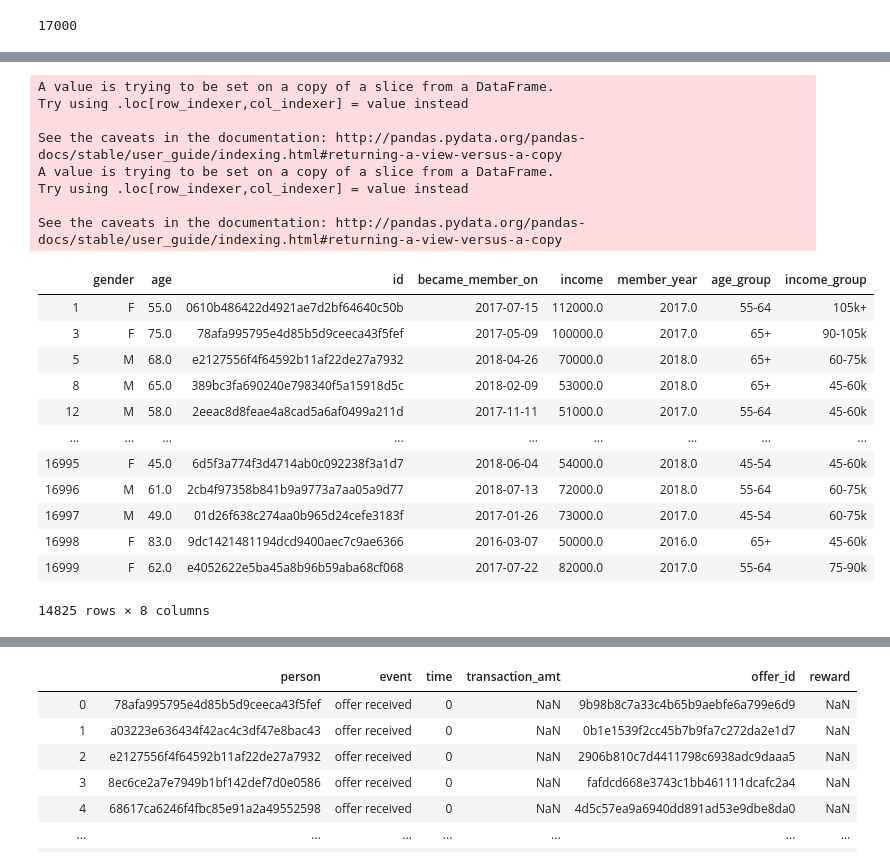
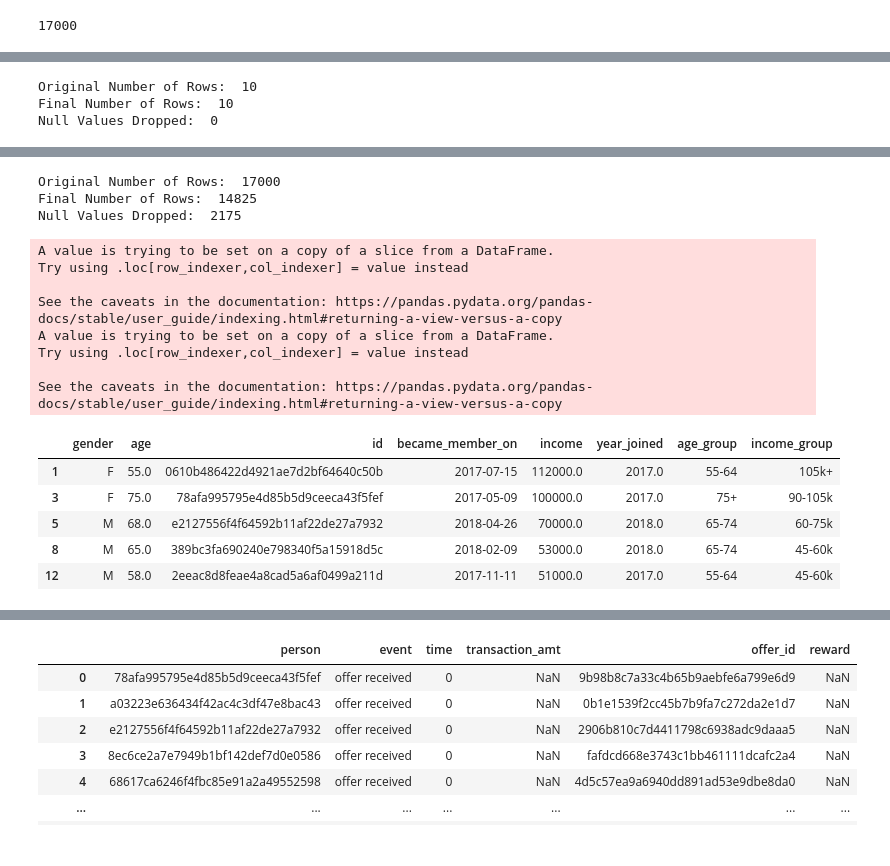
Before and after one commit to jnish23/Starbucks-Capstone, a Jupyter notebook: Starbucks_Capstone_notebook.ipynb, the cells around one changed output, grey strips where cells are left out. Saved outputs shown, nothing was run; the diff lists cells and outputs as text; code cells hidden in the pictures.

```diff
--- a/Starbucks_Capstone_notebook.ipynb
+++ b/Starbucks_Capstone_notebook.ipynb
@@ -415,14 +440,15 @@ def clean_portfolio(df=portfolio):
     df['social'] = df['channels'].apply(lambda x: 1 if 'social' in x else 0)
     df['web'] = df['channels'].apply(lambda x: 1 if 'web' in x else 0)
 
+
     # Drop unneeded columns
     df.drop(columns=['channels'], inplace=True, errors='ignore')
 
+
     # Turn offer_type into a dummy variable
-    df = pd.get_dummies(df, columns=['offer_type'])
+    df = pd.get_dummies(df, columns=['offer_type'], prefix='', prefix_sep='')
 
     # Rename dummy columns
-    df.rename(columns={'offer_type_bogo':'bogo', 'offer_type_discount':'discount', 'offer_type_informational':'informational'}, inplace=True)
     df = df[['readable_id', 'id', 'difficulty', 'reward', 'duration', 'email', 'mobile', 'social', 'web', 'bogo', 'discount', 'informational']]
 
 
@@ -430,6 +456,10 @@ def clean_portfolio(df=portfolio):
 
 clean_portfolio = clean_portfolio(df=portfolio)
 clean_portfolio.to_csv('clean_portfolio.csv', index=False)
+# %% [output]
+Original Number of Rows:  10
+Final Number of Rows:  10
+Null Values Dropped:  0
 # %%
 clean_portfolio.head()
 # %% [output]
@@ -446,14 +476,22 @@ def clean_profile(df=profile):
     df['became_member_on'] = pd.to_datetime(df['became_member_on'], format='%Y%m%d')
 
     # Extract the year
-    df['member_year'] = pd.DatetimeIndex(df['became_member_on']).year
+    df['year_joined'] = pd.DatetimeIndex(df['became_member_on']).year
 
     # Change 118 to nan. This was likely used as a placeholder to indicate unknown.
     # Customers with this age also had null values for income and gender
     df.loc[df['age'] == 118] = np.nan
 
+    orig_num_rows = df.shape[0]
+    print('Original Number of Rows: ', orig_num_rows)
+
     # Drop nulls - We do not have any demographic information regarding these customers to work with
     df = df.dropna(axis=0)
+
+    final_num_rows = df.shape[0]
+    print('Final Number of Rows: ', final_num_rows)
+    print('Null Values Dropped: ', orig_num_rows - final_num_rows)
+
 
     # create age groups
     cond_lst = [df['age'].between(18,24),
@@ -461,9 +499,10 @@ def clean_profile(df=profile):
             df['age'].between(35,44),
             df['age'].between(45,54),
             df['age'].between(55,64),
-            df['age'].between(65,117),
+            df['age'].between(65,74),
+            df['age'].between(75,117),
             df['age'] == 118]
-    choice_lst = ["18-24", "25-34", "35-44", "45-54", "55-64", "65+", "Unknown"]
+    choice_lst = ["18-24", "25-34", "35-44", "45-54", "55-64", "65-74", "75+"]
     df['age_group'] = np.select(condlist = cond_lst, choicelist=choice_lst)
 
 
@@ -474,7 +513,7 @@ def clean_profile(df=profile):
                 df['income'].between(90000,104999),
                 df['income'].between(105000,120000),
                 df['income'].isnull()]
-    choice_lst = ["30-45k", "45-60k", "60-75k", "75-90k", "90-105k", "105k+", 'Unknown']
+    choice_lst = ["30-45k", "45-60k", "60-75k", "75-90k", "90-105k", "105k+"]
 
     df['income_group'] = np.select(condlist = cond_lst, choicelist=choice_lst)
 
@@ -484,27 +523,23 @@ def clean_profile(df=profile):
 clean_profile = clean_profile(df=profile)
 clean_profile.to_csv('clean_profile.csv',index=False)
 # %% [output]
-A value is trying to be set on a copy of a slice from a DataFrame.
-Try using .loc[row_indexer,col_indexer] = value instead
-
-See the caveats in the documentation: http://pandas.pydata.org/pandas-docs/stable/user_guide/indexing.html#returning-a-view-versus-a-copy
-A value is trying to be set on a copy of a slice from a DataFrame.
-Try using .loc[row_indexer,col_indexer] = value instead
-
-See the caveats in the documentation: http://pandas.pydata.org/pandas-docs/stable/user_guide/indexing.html#returning-a-view-versus-a-copy
+Original Number of Rows:  17000
+Final Number of Rows:  14825
+Null Values Dropped:  2175
+A value is trying to be set on a copy of a slice from a DataFrame.
+Try using .loc[row_indexer,col_indexer] = value instead
+
+See the caveats in the documentation: https://pandas.pydata.org/pandas-docs/stable/user_guide/indexing.html#returning-a-view-versus-a-copy
+A value is trying to be set on a copy of a slice from a DataFrame.
+Try using .loc[row_indexer,col_indexer] = value instead
+
+See the caveats in the documentation: https://pandas.pydata.org/pandas-docs/stable/user_guide/indexing.html#returning-a-view-versus-a-copy
 # %%
-clean_profile
+clean_profile.head()
 # %% [output]
-|  | gender | age | id | became_member_on | income | member_year | age_group | income_group |
+|  | gender | age | id | became_member_on | income | year_joined | age_group | income_group |
 | 1 | F | 55.0 | 0610b486422d4921ae7d2bf64640c50b | 2017-07-15 | 112000.0 | 2017.0 | 55-64 | 105k+ |
-| 3 | F | 75.0 | 78afa995795e4d85b5d9ceeca43f5fef | 2017-05-09 | 100000.0 | 2017.0 | 65+ | 90-105k |
-| 5 | M | 68.0 | e2127556f4f64592b11af22de27a7932 | 2018-04-26 | 70000.0 | 2018.0 | 65+ | 60-75k |
-| 8 | M | 65.0 | 389bc3fa690240e798340f5a15918d5c | 2018-02-09 | 53000.0 | 2018.0 | 65+ | 45-60k |
+| 3 | F | 75.0 | 78afa995795e4d85b5d9ceeca43f5fef | 2017-05-09 | 100000.0 | 2017.0 | 75+ | 90-105k |
+| 5 | M | 68.0 | e2127556f4f64592b11af22de27a7932 | 2018-04-26 | 70000.0 | 2018.0 | 65-74 | 60-75k |
+| 8 | M | 65.0 | 389bc3fa690240e798340f5a15918d5c | 2018-02-09 | 53000.0 | 2018.0 | 65-74 | 45-60k |
 | 12 | M | 58.0 | 2eeac8d8feae4a8cad5a6af0499a211d | 2017-11-11 | 51000.0 | 2017.0 | 55-64 | 45-60k |
-| ... | ... | ... | ... | ... | ... | ... | ... | ... |
-| 16995 | F | 45.0 | 6d5f3a774f3d4714ab0c092238f3a1d7 | 2018-06-04 | 54000.0 | 2018.0 | 45-54 | 45-60k |
-| 16996 | M | 61.0 | 2cb4f97358b841b9a9773a7aa05a9d77 | 2018-07-13 | 72000.0 | 2018.0 | 55-64 | 60-75k |
-| 16997 | M | 49.0 | 01d26f638c274aa0b965d24cefe3183f | 2017-01-26 | 73000.0 | 2017.0 | 45-54 | 60-75k |
-| 16998 | F | 83.0 | 9dc1421481194dcd9400aec7c9ae6366 | 2016-03-07 | 50000.0 | 2016.0 | 65+ | 45-60k |
-| 16999 | F | 62.0 | e4052622e5ba45a8b96b59aba68cf068 | 2017-07-22 | 82000.0 | 2017.0 | 55-64 | 75-90k |
-14825 rows × 8 columns
```
Also changed, not shown: parts of 60 cells of this notebook, 3 other files.
